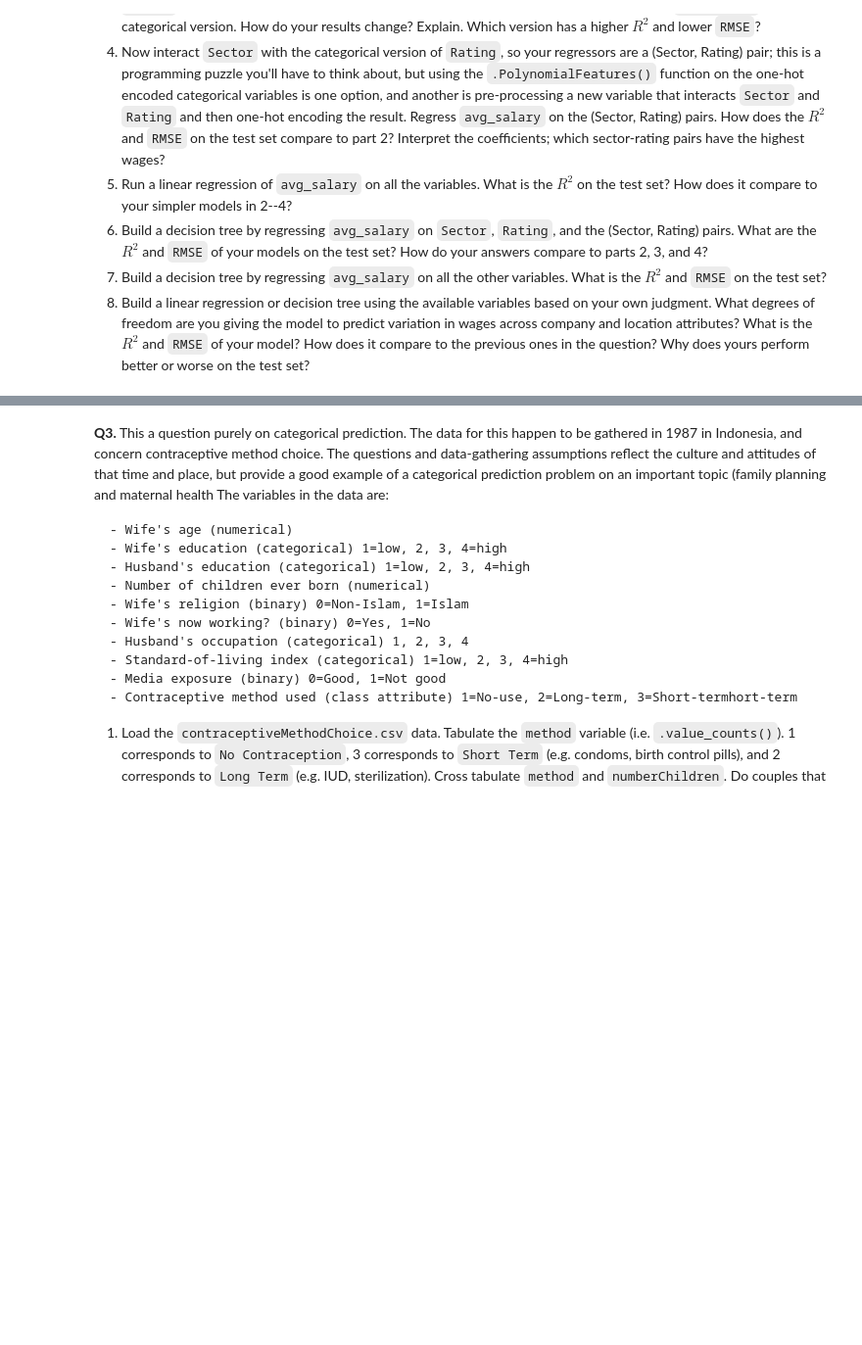
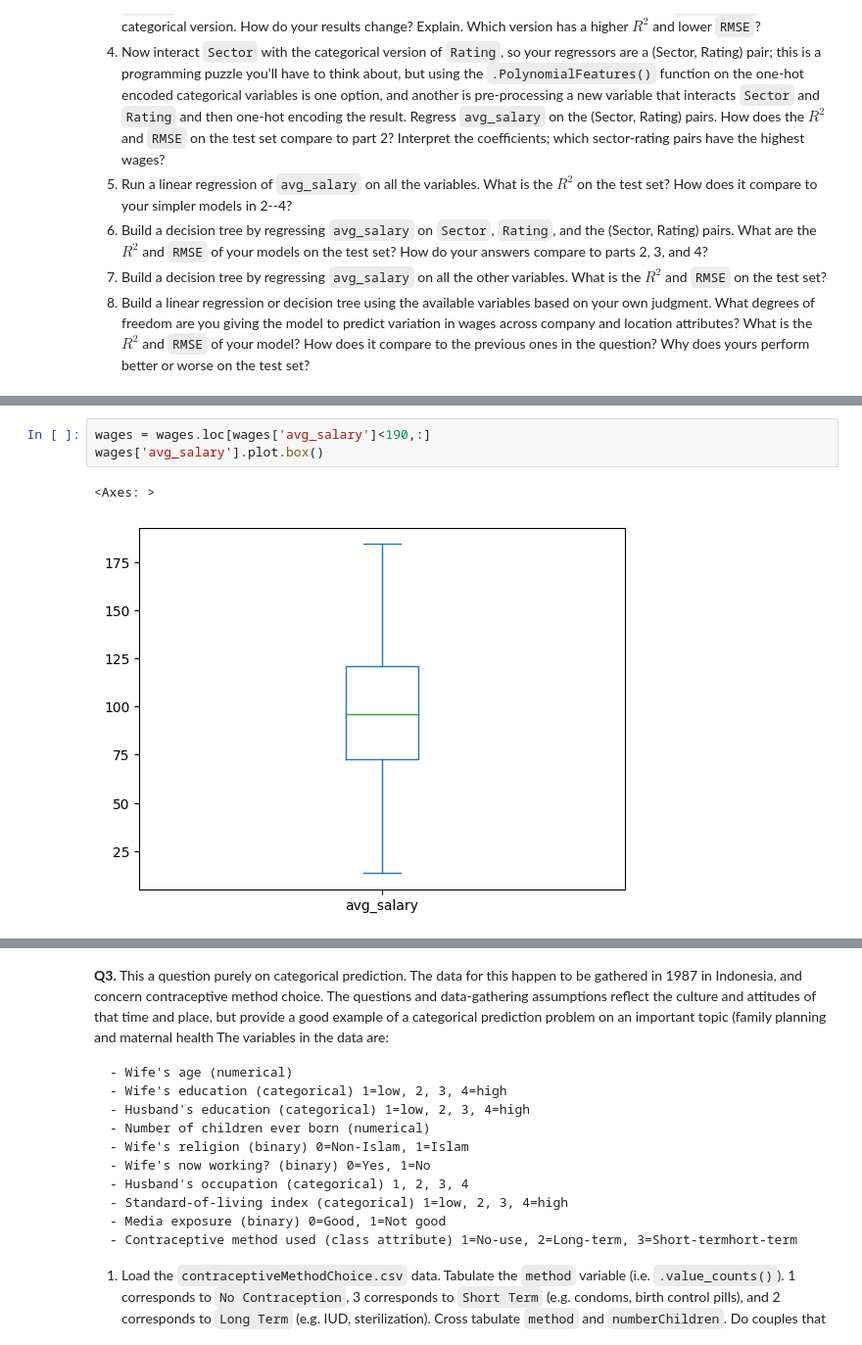
Before and after one commit to elaine-zhang12/assignment4, a Jupyter notebook: assignment4.ipynb, the cells around one changed output, grey strips where cells are left out. Shown: that part at 98% size. Saved outputs shown, nothing was run; the diff lists cells and outputs as text; blank space fills up the shorter version.

```diff
--- a/assignment4.ipynb
+++ b/assignment4.ipynb
@@ -429,0 +474,6 @@ My best model was ultimately the decision regressor where I did not perform expa
+# %%
+wages = wages.loc[wages['avg_salary']<190,:]
+wages['avg_salary'].plot.box()
+# %% [output]
+<Axes: >
+[figure, added]
```
Also changed, not shown: parts of 23 cells of this notebook.
